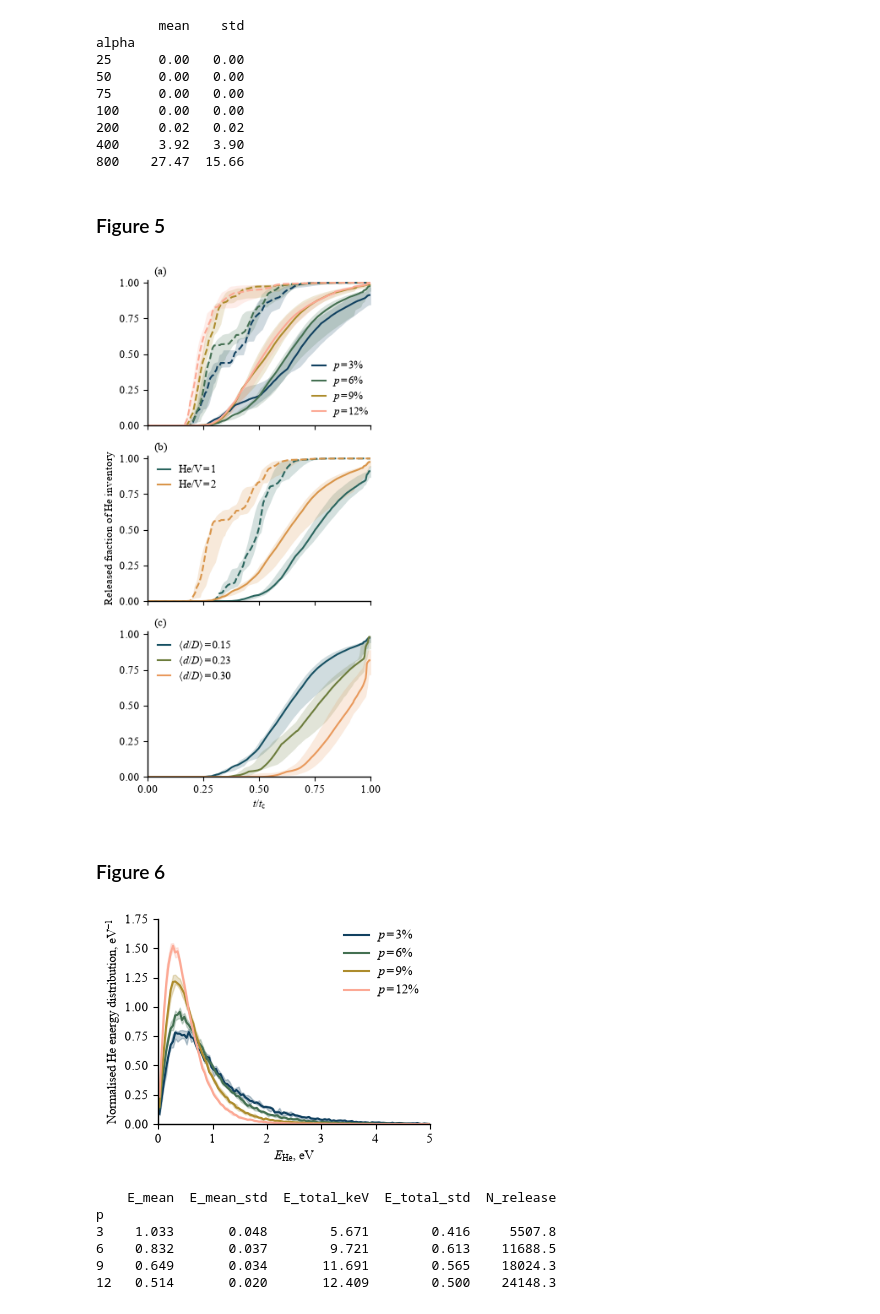
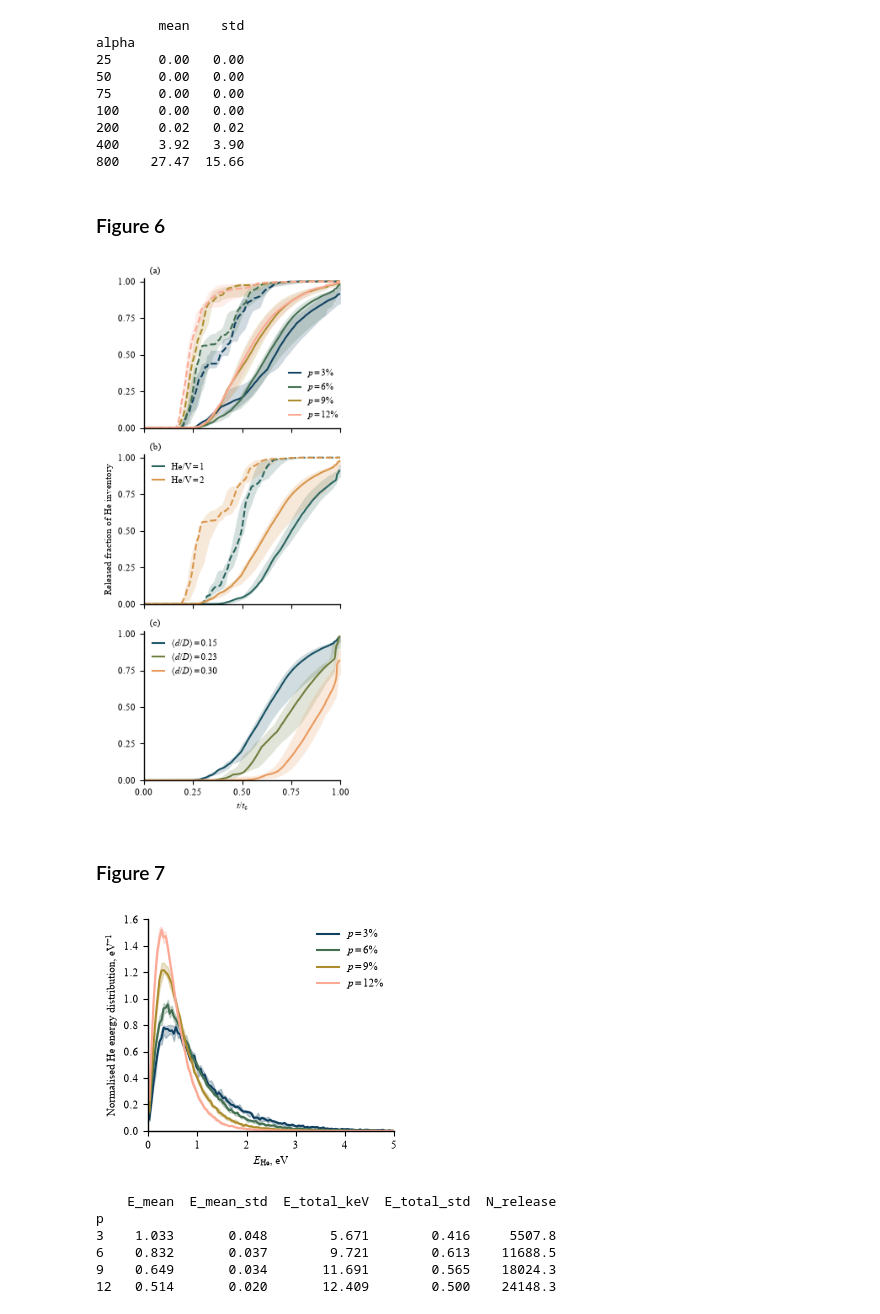
Before and after one commit to KulaginVladimir/W-fiber-thermal-stability, a Jupyter notebook: postprocessing/02_He_release.ipynb, the cells around one changed output. Saved outputs shown, nothing was run; the diff lists cells and outputs as text; code cells hidden in the pictures.

```diff
--- a/postprocessing/02_He_release.ipynb
+++ b/postprocessing/02_He_release.ipynb
@@ -25,12 +25,12 @@ mpl.rcParams.update(
         "mathtext.bf": "Times New Roman:bold",
         "mathtext.sf": "Times New Roman",
         "mathtext.fallback": "stix",
-        "font.size": 9,
-        "axes.labelsize": 9,
-        "axes.titlesize": 9,
-        "legend.fontsize": 9,
-        "xtick.labelsize": 9,
-        "ytick.labelsize": 9,
+        "font.size": 8,
+        "axes.labelsize": 8,
+        "axes.titlesize": 8,
+        "legend.fontsize": 8,
+        "xtick.labelsize": 8,
+        "ytick.labelsize": 8,
         "axes.linewidth": 1.0,
         "axes.spines.top": False,
         "axes.spines.right": False,
@@ -261,7 +261,7 @@ alpha
 400     3.92   3.90
 800    27.47  15.66
 # %% [markdown]
-### Figure 5
+### Figure 6
 # %%
 he_curves = pd.read_csv("pp_data/he_release_curves.csv.gz")
 tau_grid = np.linspace(0.0, 1.0, 401)
@@ -281,7 +281,7 @@ def ensemble_curve(case, state, alpha):
 
 
 fig_He_morph, ax = plt.subplots(
-    3, 1, figsize=(WIDTH_1COL, 170 * MM), sharex=True, sharey=True
+    3, 1, figsize=(WIDTH_1COL - 10 * MM, 170 * MM), sharex=True, sharey=True
 )
 
 for color, (case, p) in zip(porosity_colors, porosity_cases):
@@ -326,40 +326,40 @@ for color, (case, dmean) in zip(bubble_colors, bubble_cases):
     ax[2].fill_between(tau_grid, q25, q75, color=color, alpha=0.2, linewidth=0)
 
     ax[2].plot(
         tau_grid,
         median,
         color=color,
         lw=1.5,
         label=rf"$\langle d/D\rangle={dmean:.2f}$",
     )
 
 ax[2].legend(frameon=False, loc="upper left", handlelength=1.25)
 
 for a in ax:
     a.set_xlim(0.0, 1.0)
     a.set_ylim(0.0, 1.02)
     a.set_yticks([0.0, 0.25, 0.5, 0.75, 1.0])
 
 for a, label in zip(ax, ["(a)", "(b)", "(c)"]):
     a.text(0.03, 1.02, label, transform=a.transAxes, ha="left", va="bottom")
 
 ax[1].set_ylabel("Released fraction of He inventory")
 ax[2].set_xticks([0.0, 0.25, 0.5, 0.75, 1.0])
 ax[2].set_xlabel(r"$t/t_{\mathrm{c}}$")
 
 plt.tight_layout()
 
 fig_He_morph.savefig(out_folder / "He_morph.pdf", pad_inches=0.05)
 
 plt.show()
 # %% [output]
-[figure, old version]
+[figure, new version]
 # %% [markdown]
-### Figure 6
+### Figure 7
 # %%
 he_energy_hist = pd.read_csv("pp_data/he_energy_histograms.csv.gz")
 xc = np.sort(he_energy_hist.E_center.unique())
-fig_He_en, ax = plt.subplots(figsize=(WIDTH_1COL, 70 * MM))
+fig_He_en, ax = plt.subplots(figsize=(WIDTH_1COL - 10 * MM, 70 * MM))
 
 for (_, p), color in zip(porosity_cases, porosity_colors):
     d = he_energy_hist.loc[he_energy_hist.p.eq(p)]
@@ -371,7 +371,7 @@ for (_, p), color in zip(porosity_cases, porosity_colors):
     ax.fill_between(xc, q25, q75, color=color, alpha=0.25)
 
 ax.set_xlim(0, 5)
-ax.set_ylim(0, 1.75)
+ax.set_ylim(0, 1.6)
 ax.set_xlabel(r"$E_\mathrm{He}$, eV")
 ax.set_ylabel(r"Normalised He energy distribution, eV$^{-1}$")
 ax.legend(frameon=False)
@@ -380,7 +380,7 @@ plt.tight_layout()
 plt.show()
 fig_He_en.savefig(out_folder / "he_energy_porosity.pdf", pad_inches=0.05)
 # %% [output]
-[figure, old version]
+[figure, new version]
 # %%
 energy = pd.read_csv("pp_data/he_energy_summary.csv")
 print(
```
Also changed, not shown: parts of 4 cells of this notebook, 56 other files.
